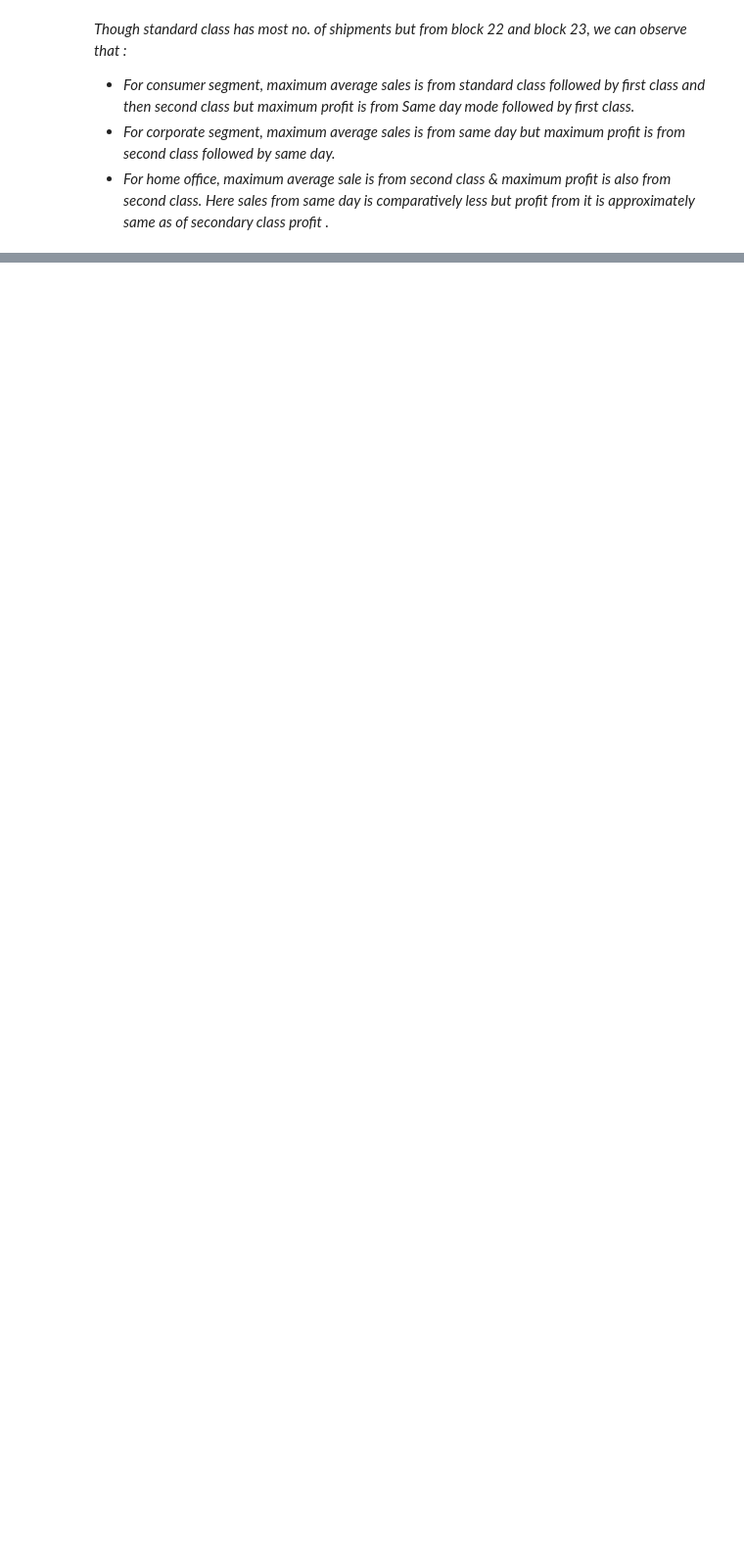
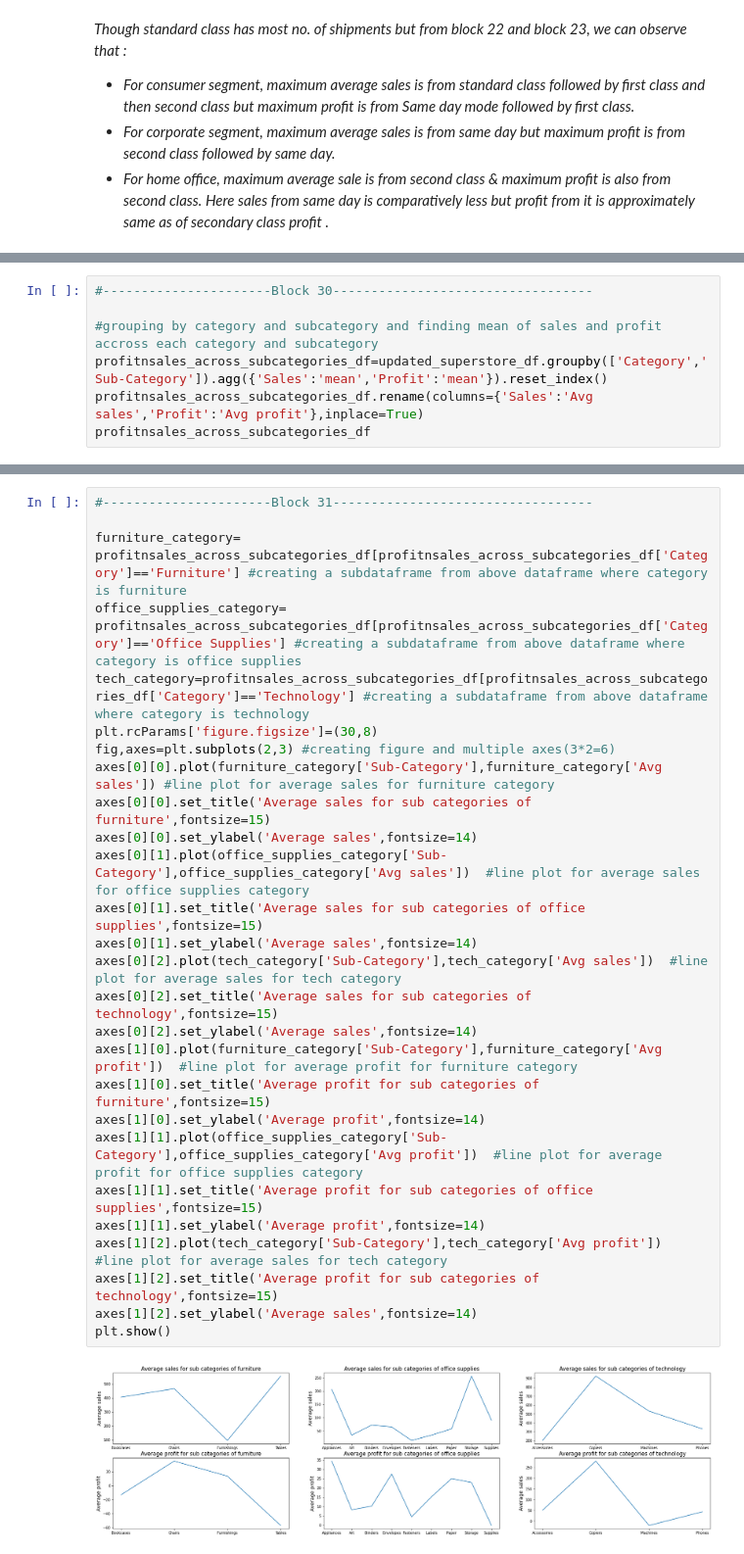
Before and after one commit to kiran9615/EDA_on_Sample_Superstore, a Jupyter notebook: task_3_EDA_on_Sample_Superstore.ipynb, the cells around one changed output, grey strips where cells are left out. Shown at 98% size. Drawn from its saved outputs; the diff is of its cells as text; blank space fills up the shorter version.

```diff
--- a/task_3_EDA_on_Sample_Superstore.ipynb
+++ b/task_3_EDA_on_Sample_Superstore.ipynb
@@ -409,0 +563,7 @@ for x in range(1,2):
+# %%
+#----------------------Block 30----------------------------------
+
+#grouping by category and subcategory and finding mean of sales and profit accross each category and subcategory
+profitnsales_across_subcategories_df=updated_superstore_df.groupby(['Category','Sub-Category']).agg({'Sales':'mean','Profit':'mean'}).reset_index()
+profitnsales_across_subcategories_df.rename(columns={'Sales':'Avg sales','Profit':'Avg profit'},inplace=True)
+profitnsales_across_subcategories_df
@@ -409,0 +589,29 @@ for x in range(1,2):
+# %%
+#----------------------Block 31----------------------------------
+
+furniture_category= profitnsales_across_subcategories_df[profitnsales_across_subcategories_df['Category']=='Furniture'] #creating a subdataframe from above dataframe where category is furniture
+office_supplies_category= profitnsales_across_subcategories_df[profitnsales_across_subcategories_df['Category']=='Office Supplies'] #creating a subdataframe from above dataframe where category is office supplies
+tech_category=profitnsales_across_subcategories_df[profitnsales_across_subcategories_df['Category']=='Technology'] #creating a subdataframe from above dataframe where category is technology
+plt.rcParams['figure.figsize']=(30,8)
+fig,axes=plt.subplots(2,3) #creating figure and multiple axes(3*2=6)
+axes[0][0].plot(furniture_category['Sub-Category'],furniture_category['Avg sales']) #line plot for average sales for furniture category
+axes[0][0].set_title('Average sales for sub categories of furniture',fontsize=15)
+axes[0][0].set_ylabel('Average sales',fontsize=14)
+axes[0][1].plot(office_supplies_category['Sub-Category'],office_supplies_category['Avg sales'])  #line plot for average sales for office supplies category
+axes[0][1].set_title('Average sales for sub categories of office supplies',fontsize=15)
+axes[0][1].set_ylabel('Average sales',fontsize=14)
+axes[0][2].plot(tech_category['Sub-Category'],tech_category['Avg sales'])  #line plot for average sales for tech category
+axes[0][2].set_title('Average sales for sub categories of technology',fontsize=15)
+axes[0][2].set_ylabel('Average sales',fontsize=14)
+axes[1][0].plot(furniture_category['Sub-Category'],furniture_category['Avg profit'])  #line plot for average profit for furniture category
+axes[1][0].set_title('Average profit for sub categories of furniture',fontsize=15)
+axes[1][0].set_ylabel('Average profit',fontsize=14)
+axes[1][1].plot(office_supplies_category['Sub-Category'],office_supplies_category['Avg profit'])  #line plot for average profit for office supplies category
+axes[1][1].set_title('Average profit for sub categories of office supplies',fontsize=15)
+axes[1][1].set_ylabel('Average profit',fontsize=14)
+axes[1][2].plot(tech_category['Sub-Category'],tech_category['Avg profit'])  #line plot for average sales for tech category
+axes[1][2].set_title('Average profit for sub categories of technology',fontsize=15)
+axes[1][2].set_ylabel('Average sales',fontsize=14)
+plt.show()
+# %% [output]
+[figure, added]
```
Also changed, not shown: parts of 24 cells of this notebook.
